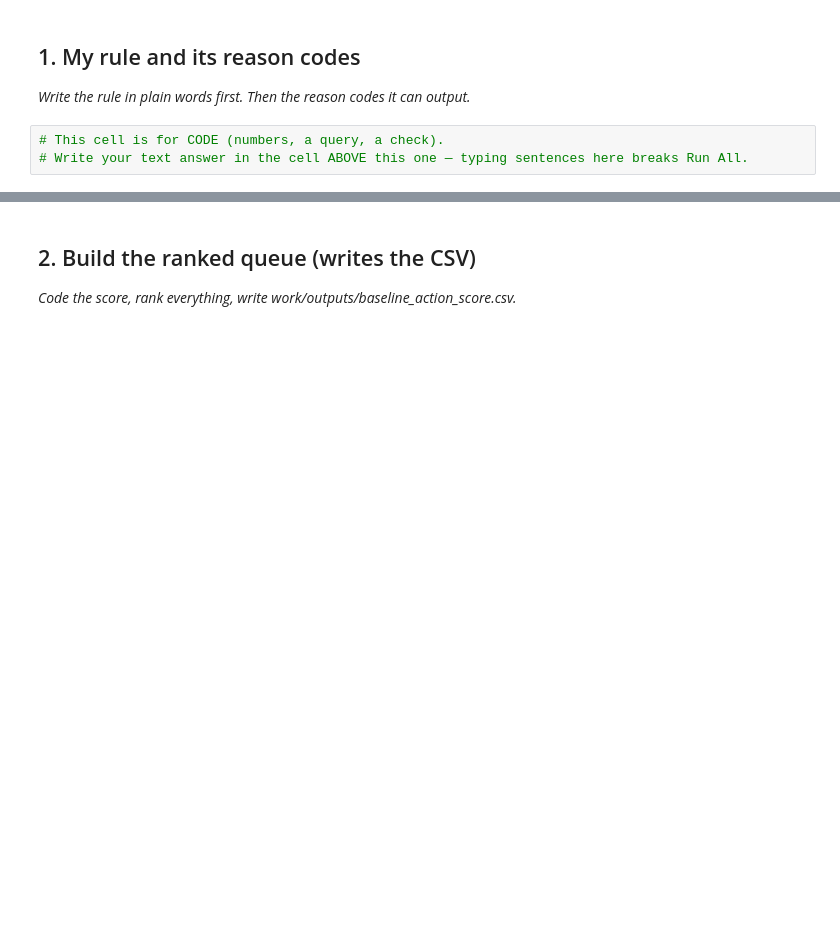
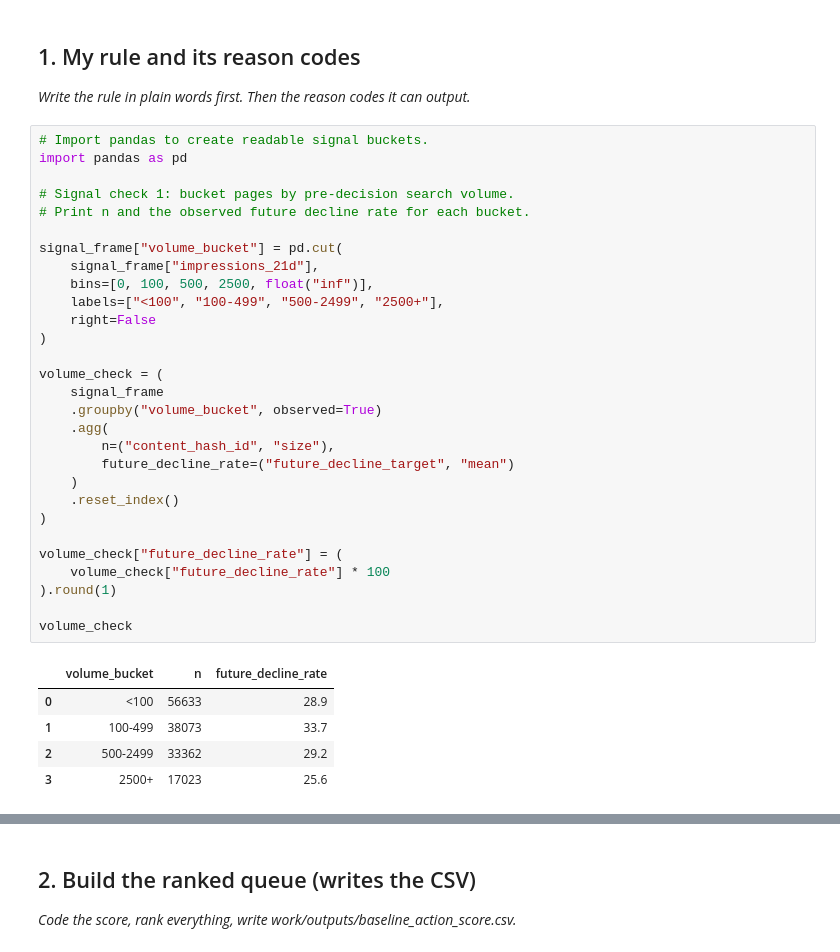
Before and after one commit to damiannogueira/flyrank-ml-intership, a Jupyter notebook: work/notebooks/w04_baseline_score.ipynb, the cells around one changed output, grey strips where cells are left out. Drawn from its saved outputs; the diff is of its cells as text; blank space fills up the shorter version.

```diff
--- a/work/notebooks/w04_baseline_score.ipynb
+++ b/work/notebooks/w04_baseline_score.ipynb
@@ -10,6 +51,38 @@ This skeleton is yours to fill. Work the sections **in order** — each one has
 ## 1. My rule and its reason codes
 
 *Write the rule in plain words first. Then the reason codes it can output.*
-# %%
-# This cell is for CODE (numbers, a query, a check).
-# Write your text answer in the cell ABOVE this one — typing sentences here breaks Run All.
+# %%
+# Import pandas to create readable signal buckets.
+import pandas as pd
+
+# Signal check 1: bucket pages by pre-decision search volume.
+# Print n and the observed future decline rate for each bucket.
+
+signal_frame["volume_bucket"] = pd.cut(
+    signal_frame["impressions_21d"],
+    bins=[0, 100, 500, 2500, float("inf")],
+    labels=["<100", "100-499", "500-2499", "2500+"],
+    right=False
+)
+
+volume_check = (
+    signal_frame
+    .groupby("volume_bucket", observed=True)
+    .agg(
+        n=("content_hash_id", "size"),
+        future_decline_rate=("future_decline_target", "mean")
+    )
+    .reset_index()
+)
+
+volume_check["future_decline_rate"] = (
+    volume_check["future_decline_rate"] * 100
+).round(1)
+
+volume_check
+# %% [output]
+|  | volume_bucket | n | future_decline_rate |
+| 0 | <100 | 56633 | 28.9 |
+| 1 | 100-499 | 38073 | 33.7 |
+| 2 | 500-2499 | 33362 | 29.2 |
+| 3 | 2500+ | 17023 | 25.6 |
```
Also changed, not shown: parts of 26 cells of this notebook.
